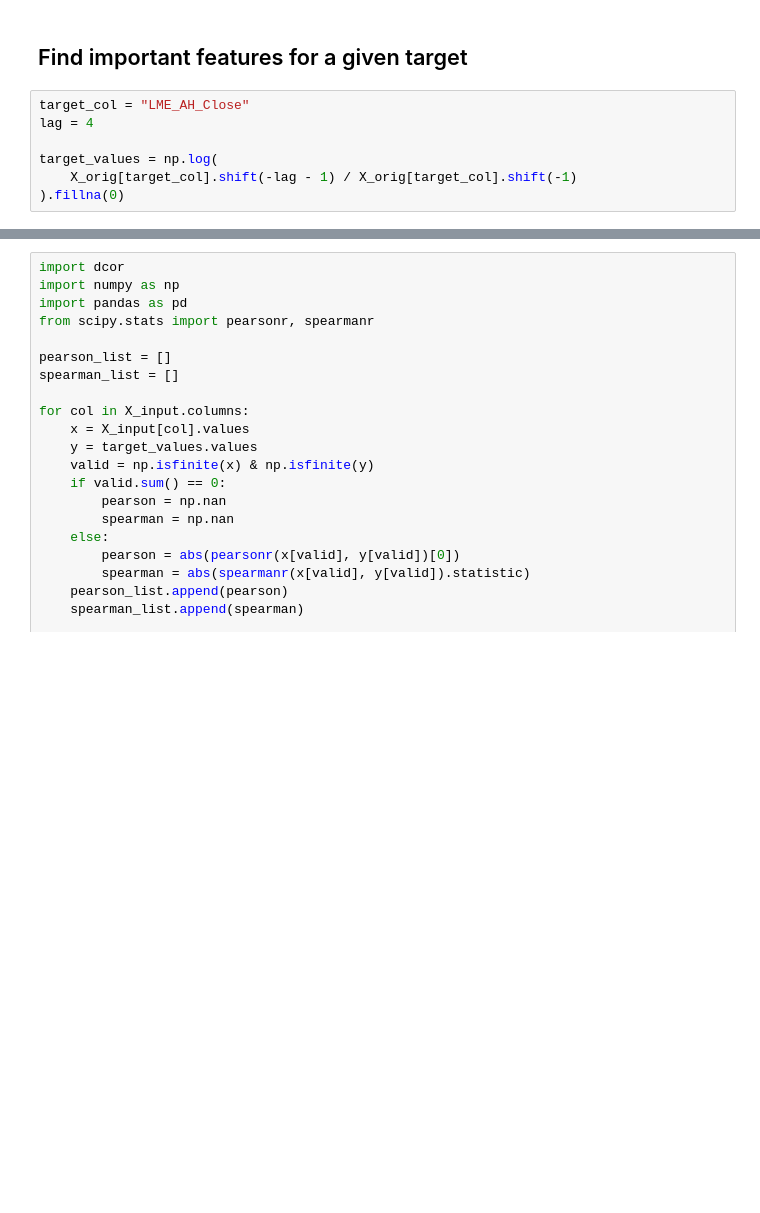
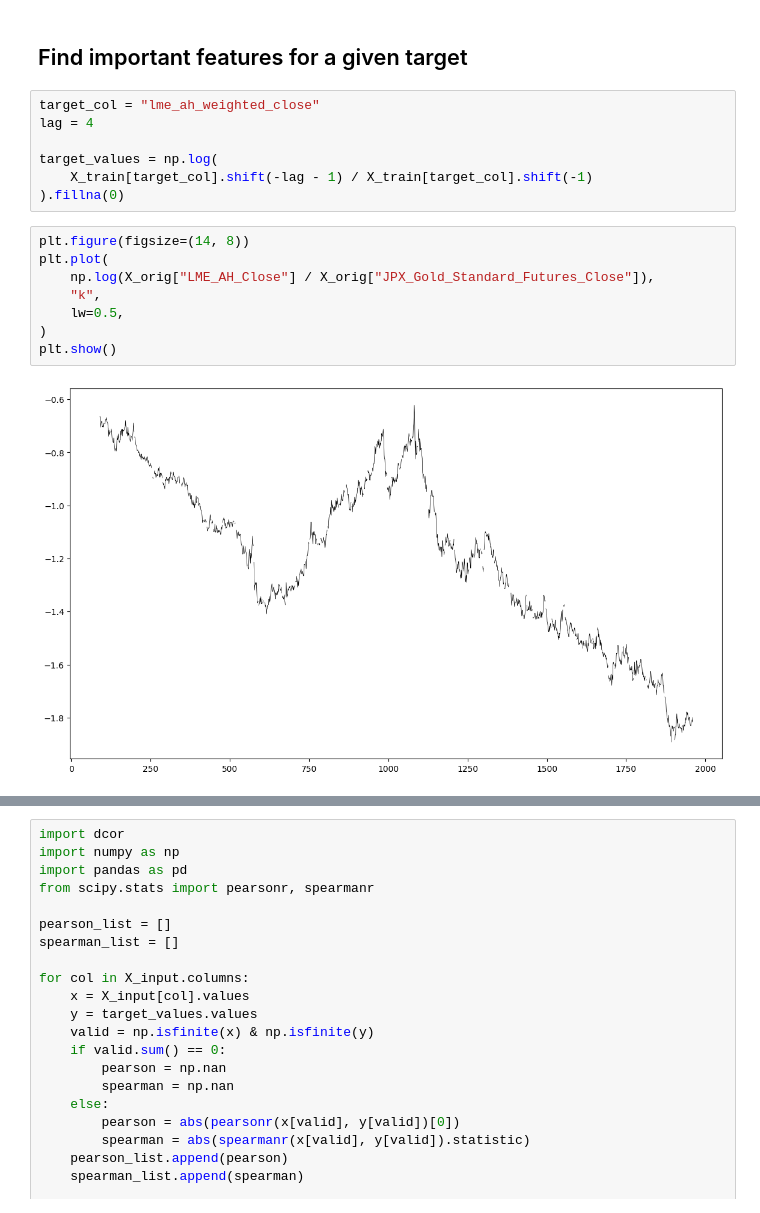
Before and after one commit to msh2481/commodity, a Jupyter notebook: eda.ipynb, the cells around one changed output, grey strips where cells are left out. Cells and saved outputs as stored; diff of their text form; blank space fills up the shorter version.

```diff
--- a/eda.ipynb
+++ b/eda.ipynb
@@ -76,10 +242,20 @@ target_pairs
 # %% [markdown]
 ## Find important features for a given target
 # %%
-target_col = "LME_AH_Close"
+target_col = "lme_ah_weighted_close"
 lag = 4
 
 target_values = np.log(
-    X_orig[target_col].shift(-lag - 1) / X_orig[target_col].shift(-1)
+    X_train[target_col].shift(-lag - 1) / X_train[target_col].shift(-1)
 ).fillna(0)
+# %%
+plt.figure(figsize=(14, 8))
+plt.plot(
+    np.log(X_orig["LME_AH_Close"] / X_orig["JPX_Gold_Standard_Futures_Close"]),
+    "k",
+    lw=0.5,
+)
+plt.show()
+# %% [output]
+[figure, added]
 # %%
```
Also changed, not shown: parts of 19 cells of this notebook, 2 other files.
